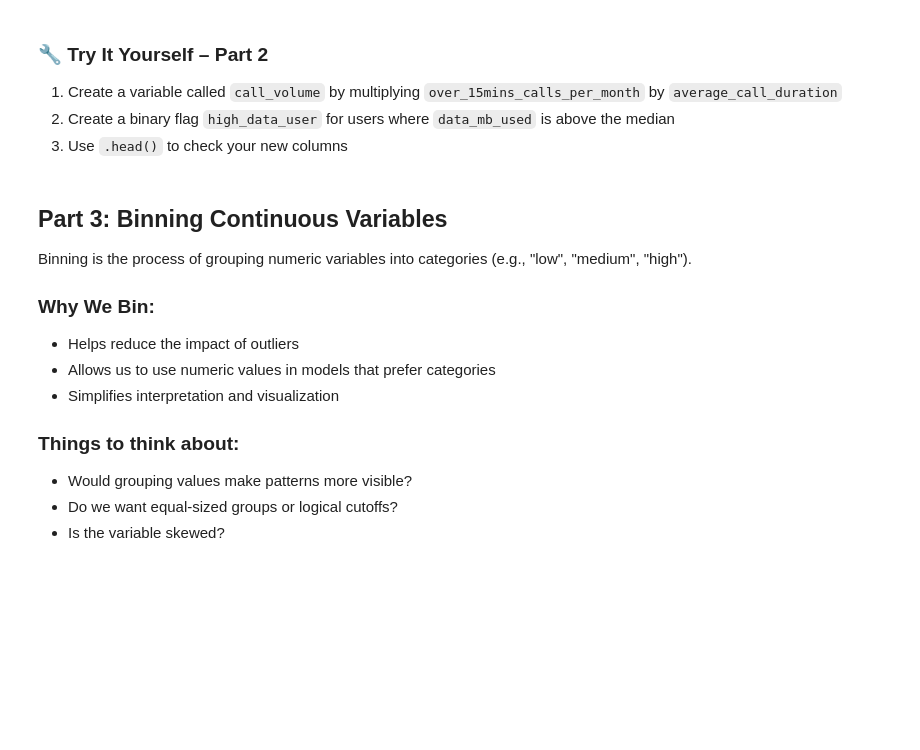
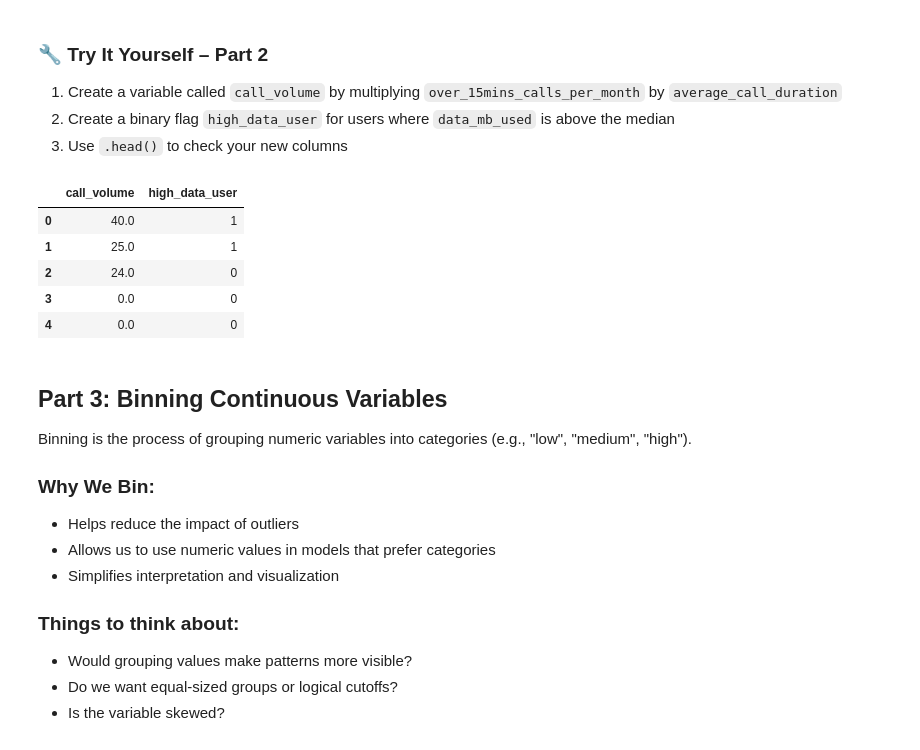
Before and after one commit to thornton330j/IS-4487, a Jupyter notebook: Labs/lab_07_ThorntonJackson.ipynb, the cells around one changed output. Saved outputs shown, nothing was run; the diff lists cells and outputs as text; code cells hidden in the pictures; blank space fills up the shorter version.

```diff
--- a/Labs/lab_07_ThorntonJackson.ipynb
+++ b/Labs/lab_07_ThorntonJackson.ipynb
@@ -154,3 +220,20 @@ df[['total_data_mb', 'overage_ratio', 'high_texter']].head()
+# %%
+# Create a variable by multiply cover 15 min calls by average call duration
+df['call_volume'] = df['over_15mins_calls_per_month'] * df['average_call_duration']
+
+# Create a binary flag
+median_data_mb_used = df['data_mb_used'].median()
+df['high_data_user'] = (df['data_mb_used'] > median_data_mb_used).astype(int)
+
+# Check new columns
+df[['call_volume', 'high_data_user']].head()
+# %% [output]
+|  | call_volume | high_data_user |
+| 0 | 40.0 | 1 |
+| 1 | 25.0 | 1 |
+| 2 | 24.0 | 0 |
+| 3 | 0.0 | 0 |
+| 4 | 0.0 | 0 |
 # %% [markdown]
 ## Part 3: Binning Continuous Variables
 
```
Also changed, not shown: parts of 21 cells of this notebook.
